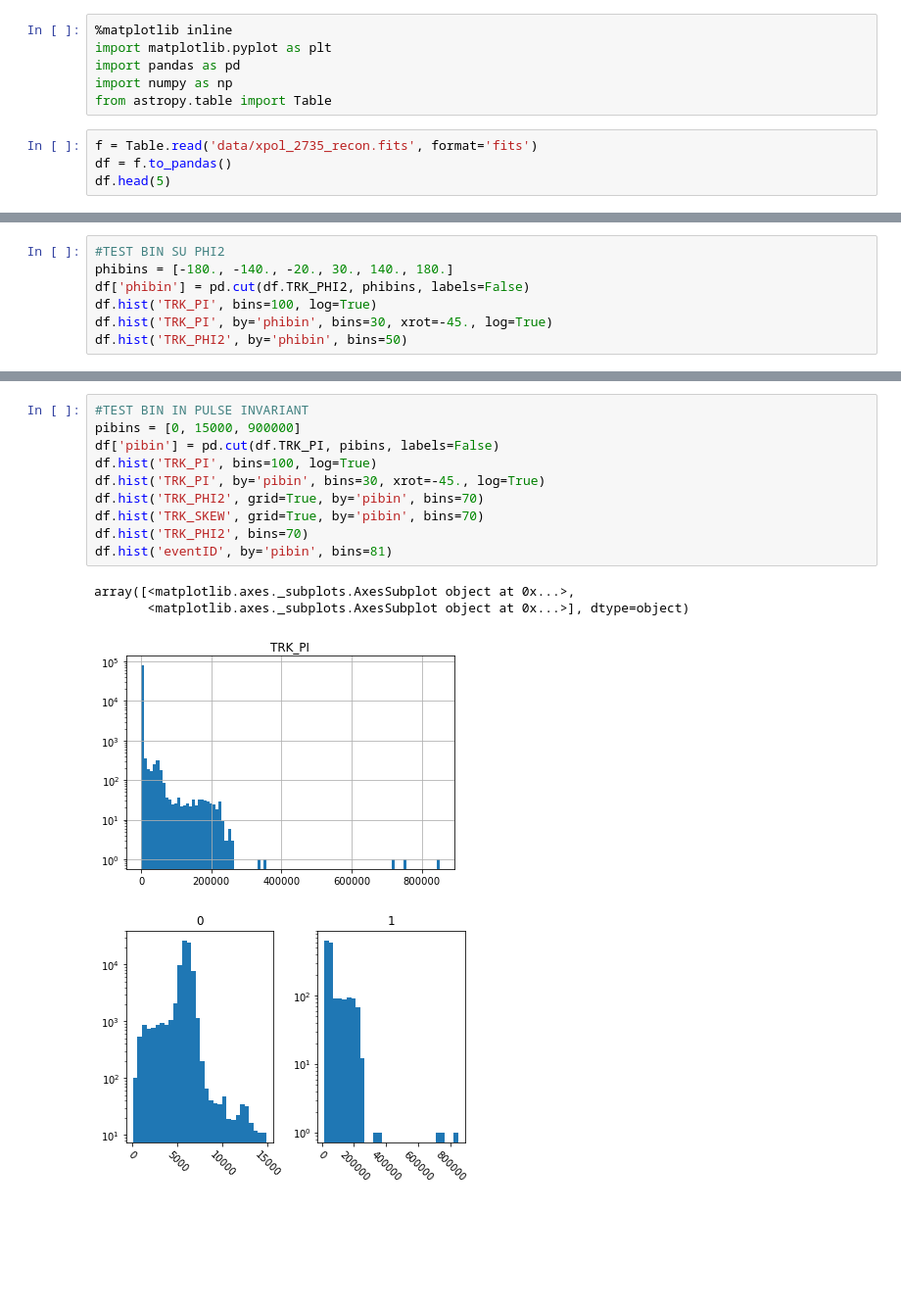
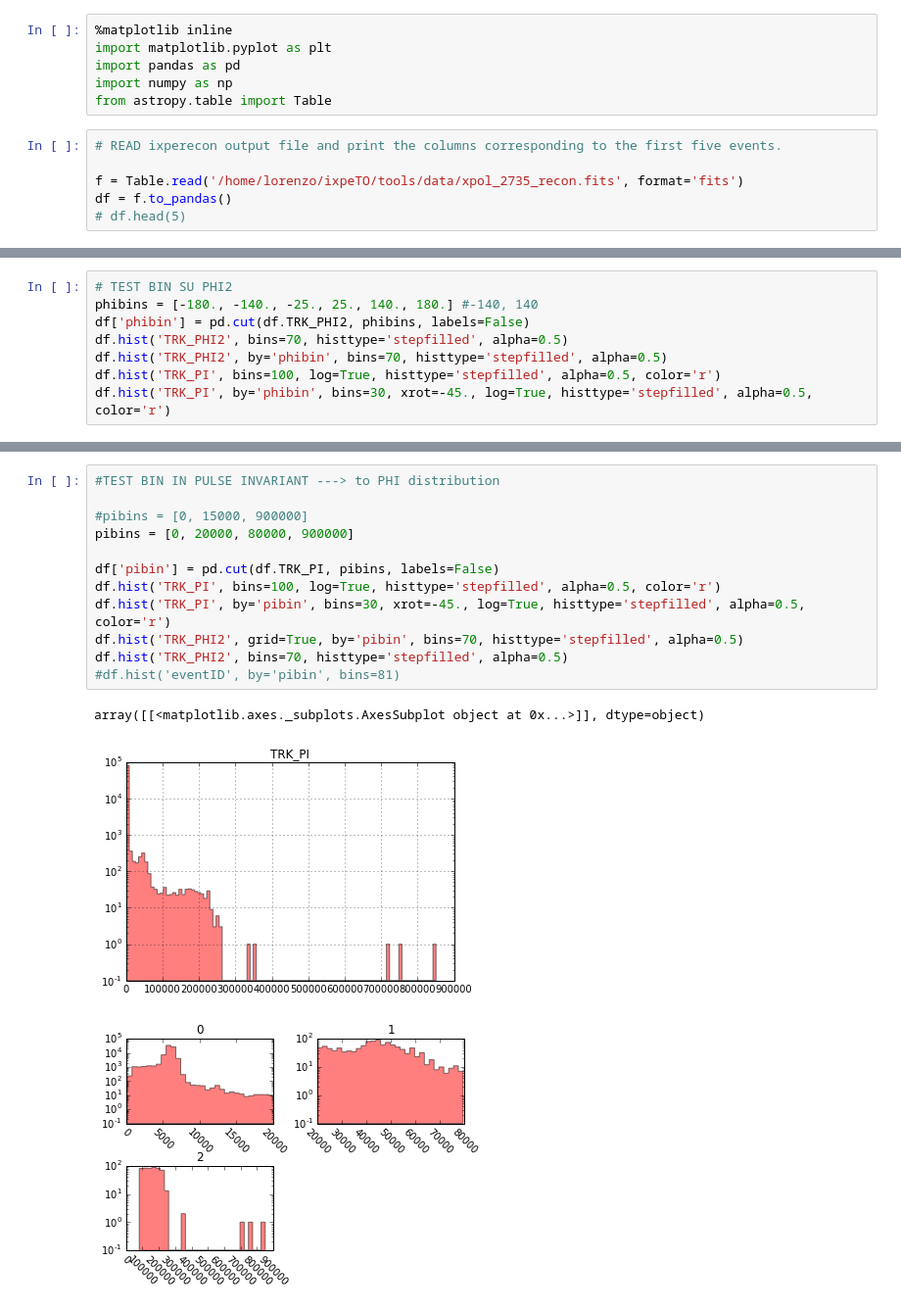
Before and after one commit to smaldera/ixpeTO, a Jupyter notebook: jupynb/test_ixpe_phibump.ipynb, the cells around one changed output, grey strips where cells are left out. Shown: that part at 98% size. Saved outputs shown, nothing was run; the diff lists cells and outputs as text; blank space fills up the shorter version.

```diff
--- a/jupynb/test_ixpe_phibump.ipynb
+++ b/jupynb/test_ixpe_phibump.ipynb
@@ -7,6 +13,8 @@ import pandas as pd
 import numpy as np
 from astropy.table import Table
 # %%
-f = Table.read('data/xpol_2735_recon.fits', format='fits')
+# READ ixperecon output file and print the columns corresponding to the first five events.
+
+f = Table.read('/home/lorenzo/ixpeTO/tools/data/xpol_2735_recon.fits', format='fits')
 df = f.to_pandas()
-df.head(5)
+# df.head(5)
@@ -38,10 +53,11 @@ df.describe()
 # %%
-#TEST BIN SU PHI2
-phibins = [-180., -140., -20., 30., 140., 180.]
+# TEST BIN SU PHI2
+phibins = [-180., -140., -25., 25., 140., 180.] #-140, 140
 df['phibin'] = pd.cut(df.TRK_PHI2, phibins, labels=False)
-df.hist('TRK_PI', bins=100, log=True)
-df.hist('TRK_PI', by='phibin', bins=30, xrot=-45., log=True)
-df.hist('TRK_PHI2', by='phibin', bins=50)
+df.hist('TRK_PHI2', bins=70, histtype='stepfilled', alpha=0.5)
+df.hist('TRK_PHI2', by='phibin', bins=70, histtype='stepfilled', alpha=0.5)
+df.hist('TRK_PI', bins=100, log=True, histtype='stepfilled', alpha=0.5, color='r')
+df.hist('TRK_PI', by='phibin', bins=30, xrot=-45., log=True, histtype='stepfilled', alpha=0.5, color='r')
 # %% [output]
 array([[<matplotlib.axes._subplots.AxesSubplot object at 0x...>,
         <matplotlib.axes._subplots.AxesSubplot object at 0x...>],
@@ -55,15 +81,16 @@ array([[<matplotlib.axes._subplots.AxesSubplot object at 0x...>,
 # %%
-#TEST BIN IN PULSE INVARIANT
-pibins = [0, 15000, 900000]
+#TEST BIN IN PULSE INVARIANT ---> to PHI distribution
+
+#pibins = [0, 15000, 900000]
+pibins = [0, 20000, 80000, 900000]
+
 df['pibin'] = pd.cut(df.TRK_PI, pibins, labels=False)
-df.hist('TRK_PI', bins=100, log=True)
-df.hist('TRK_PI', by='pibin', bins=30, xrot=-45., log=True)
-df.hist('TRK_PHI2', grid=True, by='pibin', bins=70)
-df.hist('TRK_SKEW', grid=True, by='pibin', bins=70)
-df.hist('TRK_PHI2', bins=70)
-df.hist('eventID', by='pibin', bins=81)
+df.hist('TRK_PI', bins=100, log=True, histtype='stepfilled', alpha=0.5, color='r')
+df.hist('TRK_PI', by='pibin', bins=30, xrot=-45., log=True, histtype='stepfilled', alpha=0.5, color='r')
+df.hist('TRK_PHI2', grid=True, by='pibin', bins=70, histtype='stepfilled', alpha=0.5)
+df.hist('TRK_PHI2', bins=70, histtype='stepfilled', alpha=0.5)
+#df.hist('eventID', by='pibin', bins=81)
 # %% [output]
-array([<matplotlib.axes._subplots.AxesSubplot object at 0x...>,
-       <matplotlib.axes._subplots.AxesSubplot object at 0x...>], dtype=object)
+array([[<matplotlib.axes._subplots.AxesSubplot object at 0x...>]], dtype=object)
-[figure, old version]
+[figure, new version]
-[figure, old version]
+[figure, new version]
```
Also changed, not shown: parts of 13 cells of this notebook.
